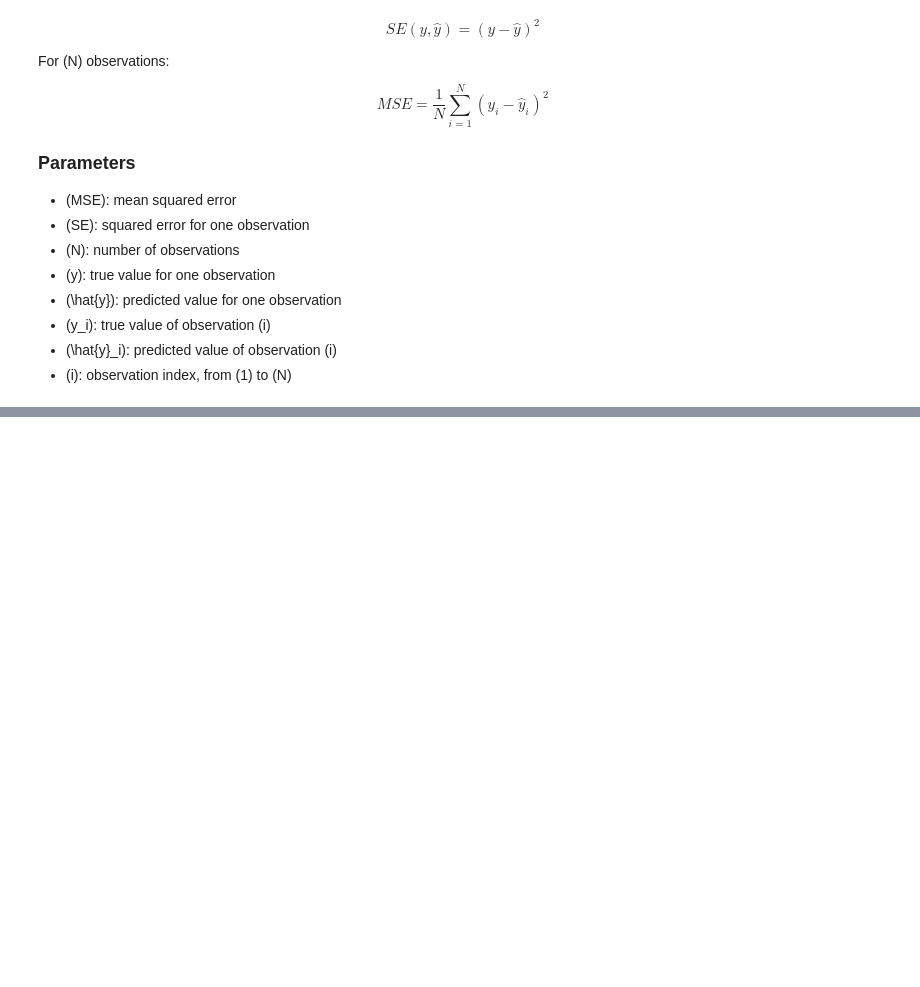
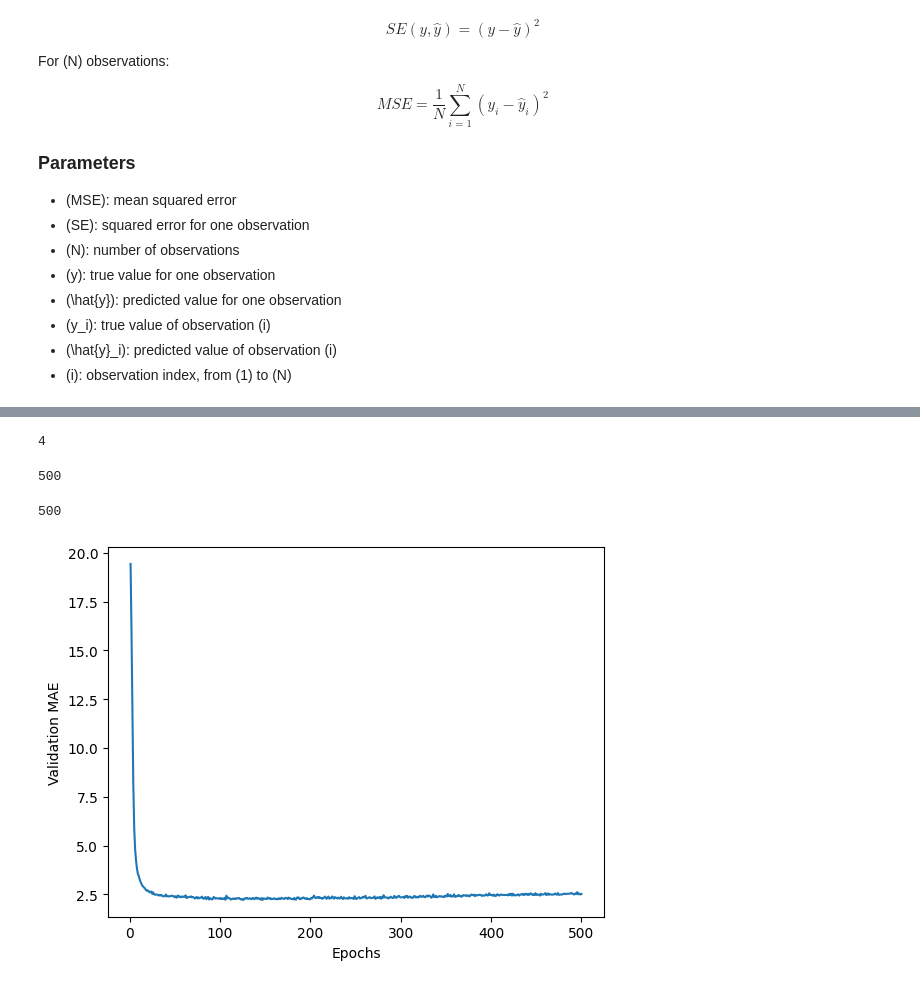
Before and after one commit to El-leandr0/deeplearning_with_python, a Jupyter notebook: BOSTONHOUSES_regression.ipynb, the cells around one changed output, grey strips where cells are left out. Cells and saved outputs as stored; diff of their text form; code cells hidden in the pictures; blank space fills up the shorter version.

```diff
--- a/BOSTONHOUSES_regression.ipynb
+++ b/BOSTONHOUSES_regression.ipynb
@@ -154,0 +161,8 @@ KeyboardInterrupt:
+# %%
+len(all_mae_histories)
+# %% [output]
+4
+# %%
+len(all_mae_histories[0])
+# %% [output]
+500
@@ -154,0 +171,14 @@ KeyboardInterrupt:
+# %%
+average_mae_history = [
+np.mean([x[i] for x in all_mae_histories]) for i in range(num_epochs)]
+# %%
+len(average_mae_history)
+# %% [output]
+500
+# %%
+plt.plot(range(1, len(average_mae_history) + 1), average_mae_history)
+plt.xlabel("Epochs")
+plt.ylabel("Validation MAE")
+plt.show()
+# %% [output]
+[figure, added]
```
Also changed, not shown: parts of 8 cells of this notebook.
